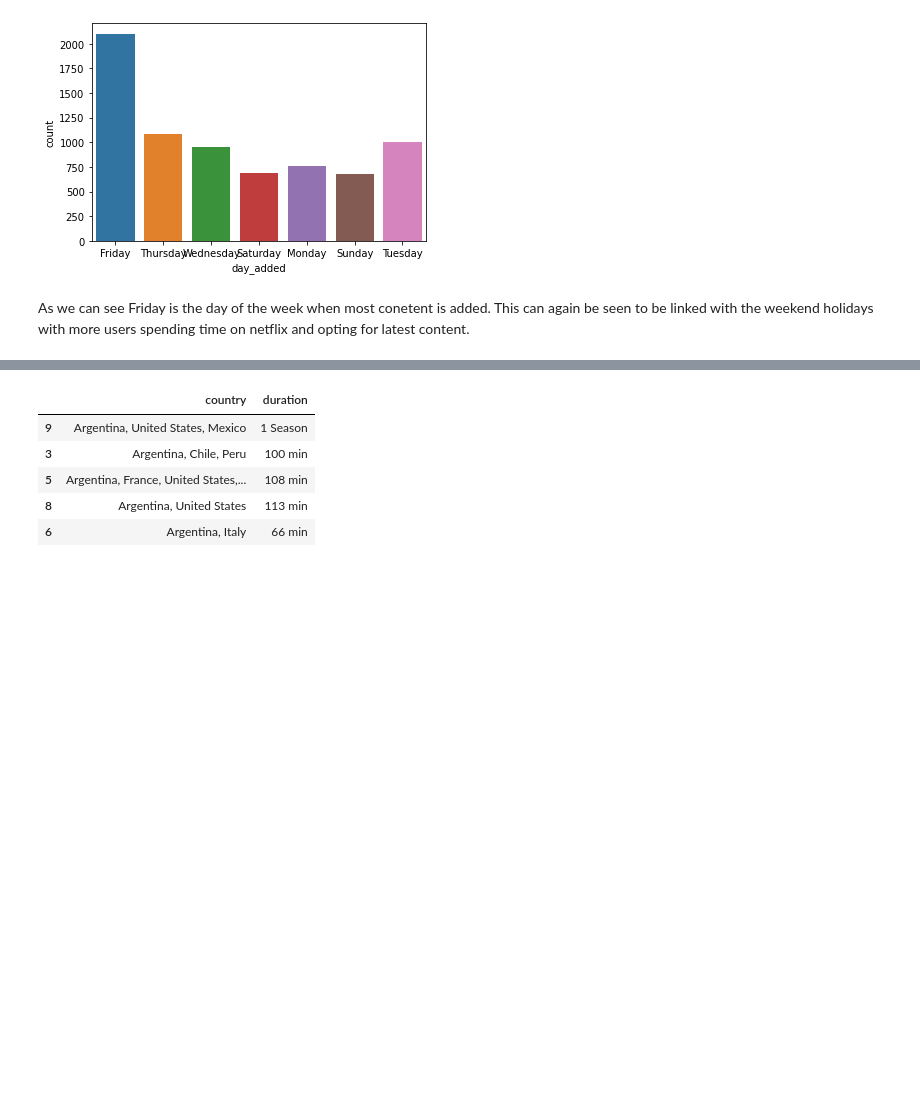
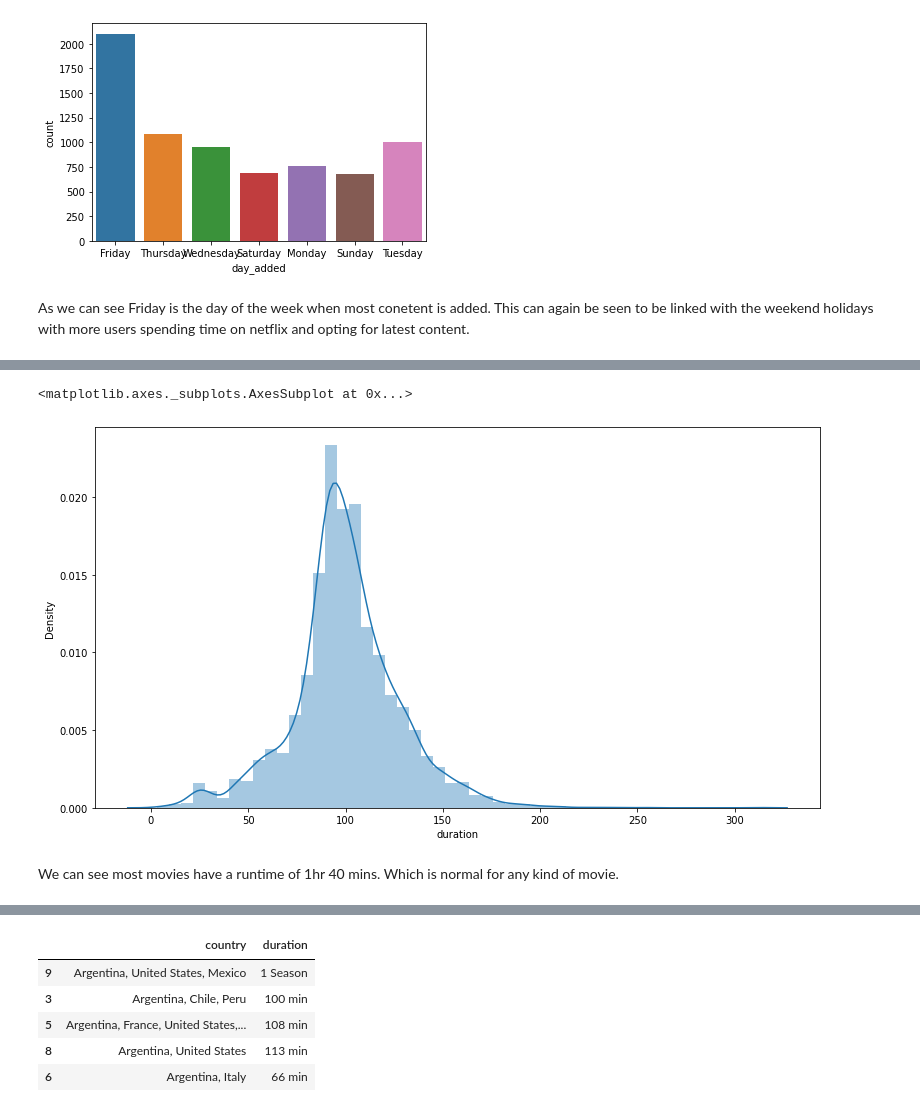
Before and after one commit to Shashwat-spyder/Netflix-movies-and-tv-shows-recommendation-system, a Jupyter notebook: Untitled18.ipynb, the cells around one changed output, grey strips where cells are left out. Cells and saved outputs as stored; diff of their text form; code cells hidden in the pictures; blank space fills up the shorter version.

```diff
--- a/Untitled18.ipynb
+++ b/Untitled18.ipynb
@@ -258,0 +334,21 @@ As we can see Friday is the day of the week when most conetent is added. This ca
+# %%
+def season_to_min(value):
+  no_of_avg_ep=5
+  runtime_each_ep=55
+  if 'Seasons' in value:
+    value = value.replace("Seasons",'')
+    value = value.replace(" ","")
+    total_seasons = int(value)
+    each_season_mins = ( no_of_avg_ep * 55 )
+    total_mins = (total_seasons * each_season_mins)
+    return total_mins
+  if 'Season' in value:
+    total_mins = (no_of_avg_ep * runtime_each_ep)
+    return total_mins
+  else:
+    value = value.replace("min",'')
+    value = value.replace(" ","")
+    value=int(value)
+    return value
+# %%
+df['duration']=df['duration'].apply(lambda x: season_to_min(x))
@@ -258,0 +391,8 @@ As we can see Friday is the day of the week when most conetent is added. This ca
+# %%
+fig, ax = plt.subplots(figsize=(13, 7))
+sns.distplot(df[df['type']=='Movie'].duration)
+# %% [output]
+<matplotlib.axes._subplots.AxesSubplot at 0x...>
+[figure, added]
+# %% [markdown]
+We can see most movies have a runtime of 1hr 40 mins. Which is normal for any kind of movie.
```
Also changed, not shown: parts of 26 cells of this notebook.
